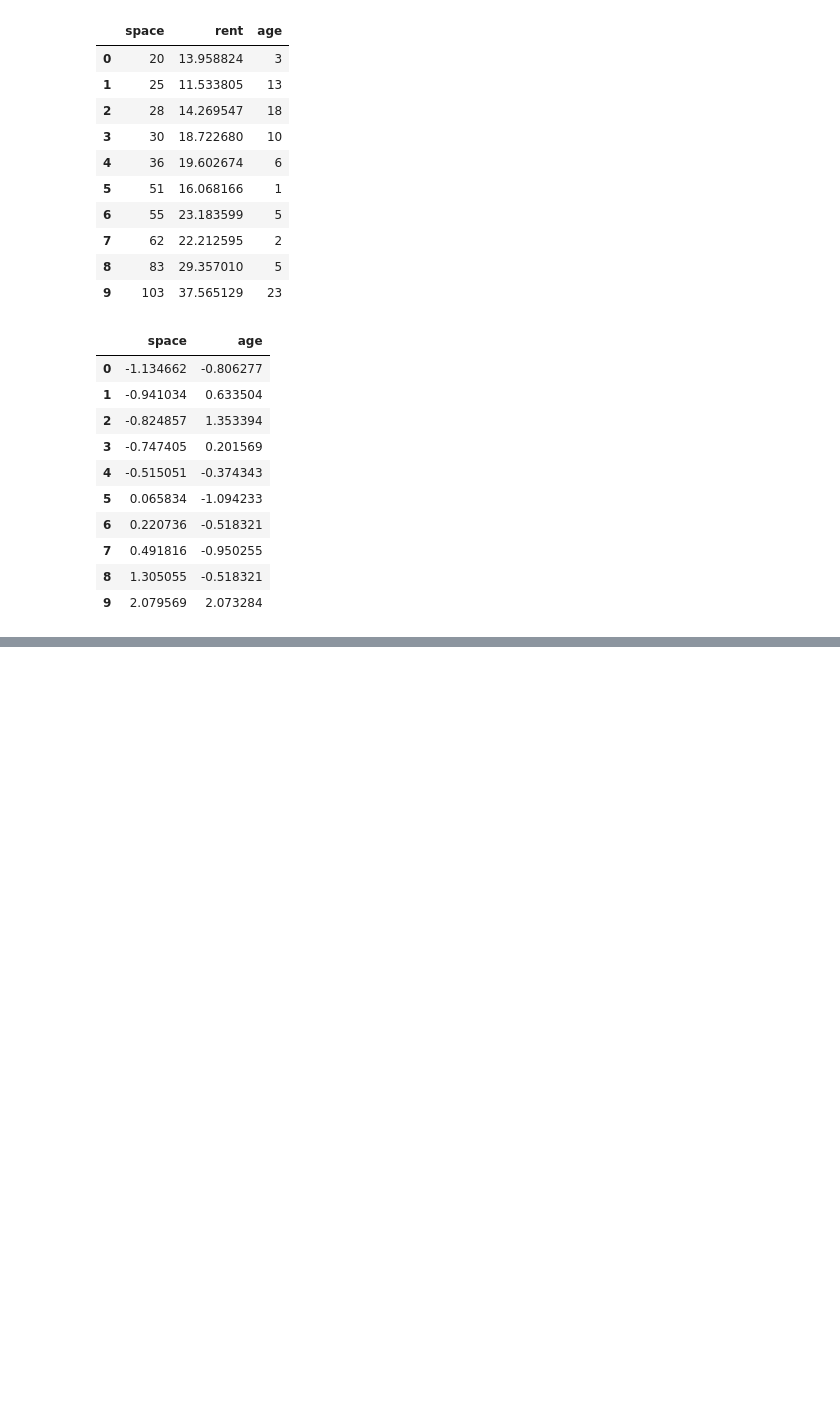
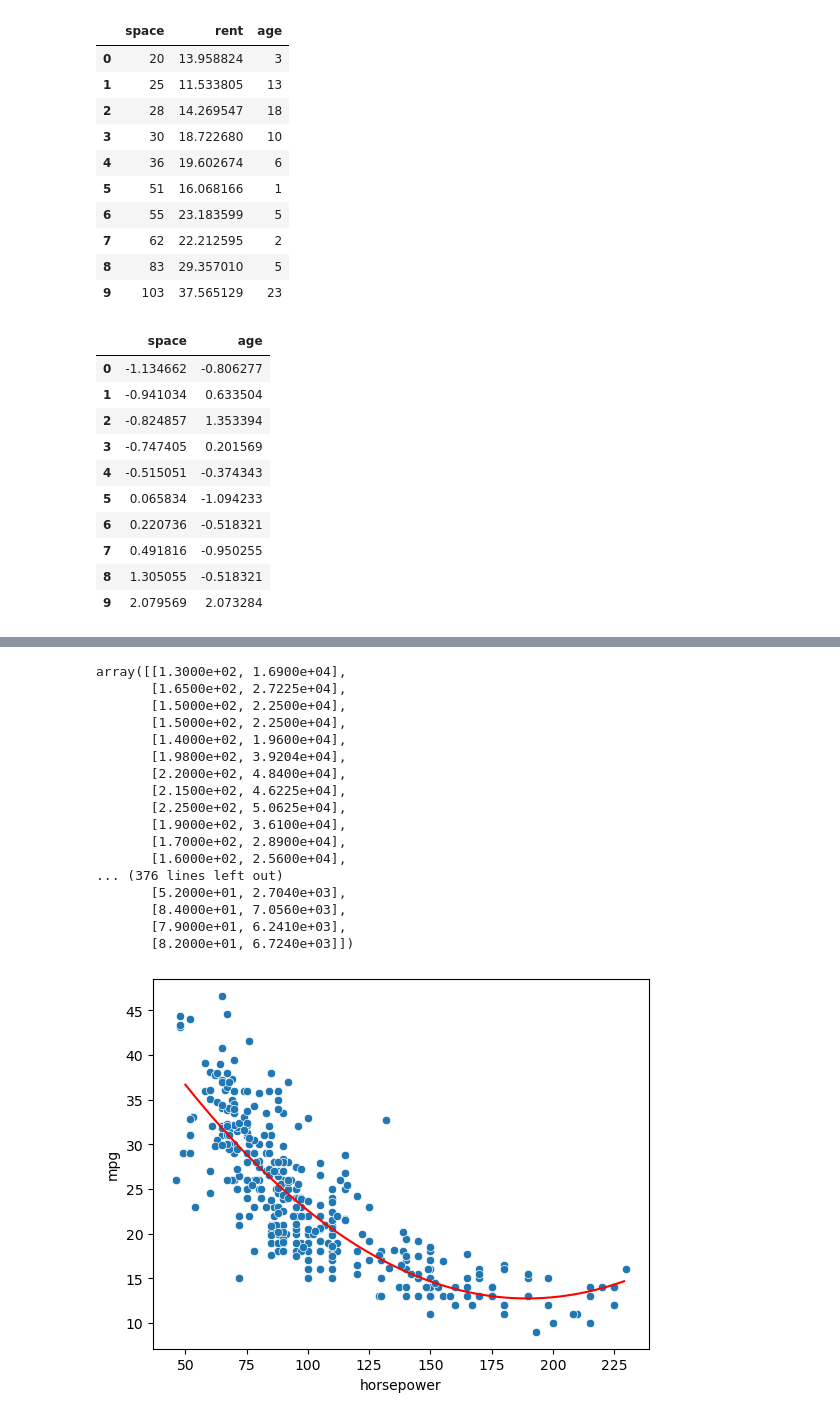
Before and after one commit to takuya178/python_machine_lerning, a Jupyter notebook: NormalEquation/index.ipynb, the cells around one changed output, grey strips where cells are left out. Saved outputs shown, nothing was run; the diff lists cells and outputs as text; code cells hidden in the pictures; blank space fills up the shorter version.

```diff
--- a/NormalEquation/index.ipynb
+++ b/NormalEquation/index.ipynb
@@ -98,0 +528,41 @@ pd.DataFrame(X_scaled, columns=X.columns)
+# %%
+df = sns.load_dataset('mpg') # mile per gallon
+df.dropna(inplace=True)
+X = df['horsepower'].values.reshape(-1, 1)
+y = df['mpg']
+# sns.scatterplot(x=df['horsepower'], y=y) # 非線形の形になっている
+
+# 多項式特徴量
+poly = PolynomialFeatures(2, include_bias=False)
+X_poly = poly.fit_transform(X)
+
+# 線形回帰
+model = LinearRegression()
+model.fit(X_poly, y)
+
+# 描画
+X_axis = np.arange(50, 230).reshape(-1, 1)
+X_axis_ = poly.fit_transform(X_axis)
+pred = model.predict(X_axis_)
+sns.scatterplot(x=df['horsepower'], y=y)
+plt.plot(X_axis, pred, 'r')
+X_poly
+# %% [output]
+array([[1.3000e+02, 1.6900e+04],
+       [1.6500e+02, 2.7225e+04],
+       [1.5000e+02, 2.2500e+04],
+       [1.5000e+02, 2.2500e+04],
+       [1.4000e+02, 1.9600e+04],
+       [1.9800e+02, 3.9204e+04],
+       [2.2000e+02, 4.8400e+04],
+       [2.1500e+02, 4.6225e+04],
+       [2.2500e+02, 5.0625e+04],
+       [1.9000e+02, 3.6100e+04],
+       [1.7000e+02, 2.8900e+04],
+       [1.6000e+02, 2.5600e+04],
+... (376 lines left out)
+       [5.2000e+01, 2.7040e+03],
+       [8.4000e+01, 7.0560e+03],
+       [7.9000e+01, 6.2410e+03],
+       [8.2000e+01, 6.7240e+03]])
+[figure, added]
```
Also changed, not shown: parts of 45 cells of this notebook, 7 other files.
